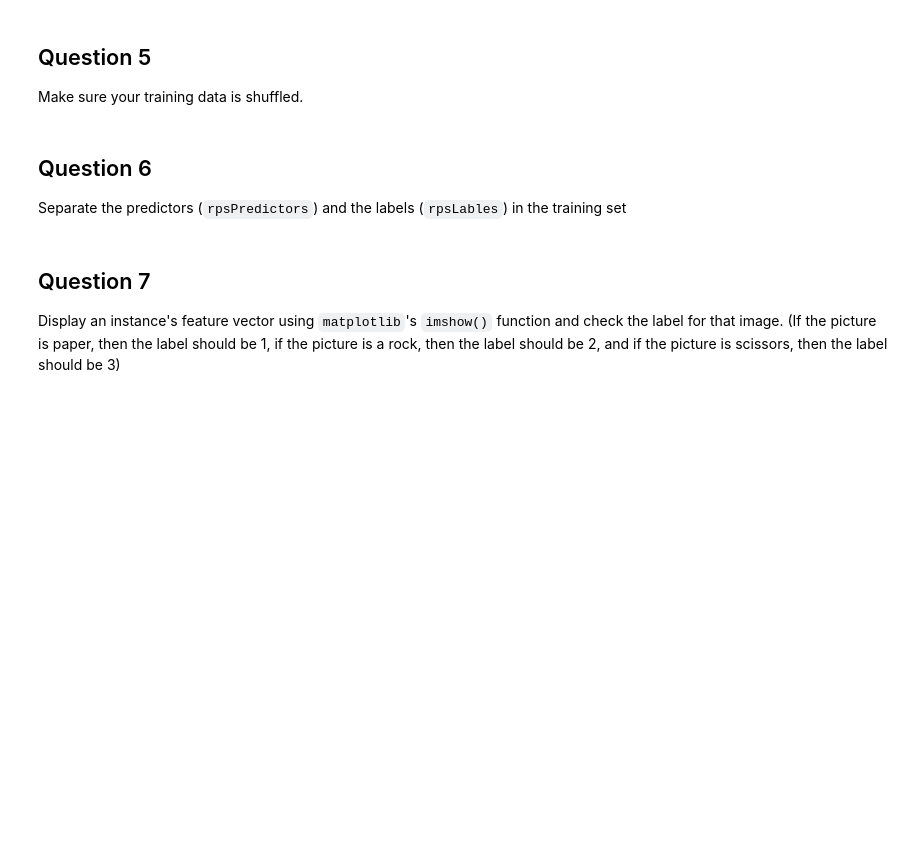
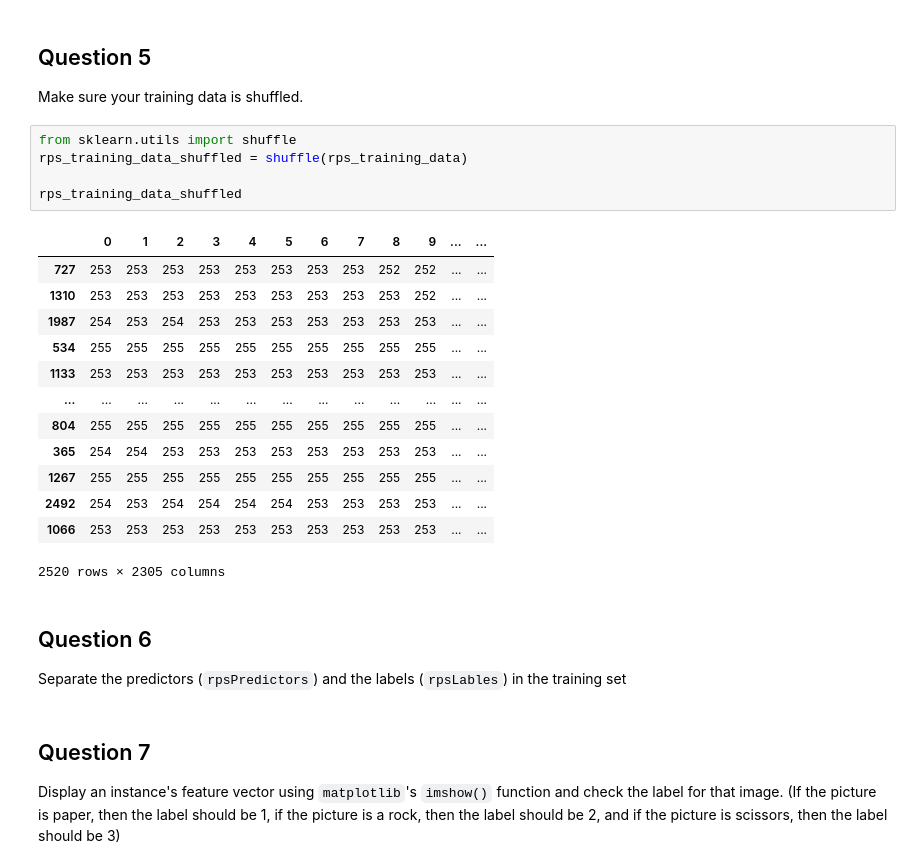
Before and after one commit to RochX/comp486-assignments, a Jupyter notebook: assignment3/assignment3.ipynb, the cells around one changed output. Saved outputs shown, nothing was run; the diff lists cells and outputs as text; blank space fills up the shorter version.

```diff
--- a/assignment3/assignment3.ipynb
+++ b/assignment3/assignment3.ipynb
@@ -111,6 +132,25 @@ Choose two methods to discover the data.
 # %% [markdown]
 ## Question 5
 Make sure your training data is shuffled.
+# %%
+from sklearn.utils import shuffle
+rps_training_data_shuffled = shuffle(rps_training_data)
+
+rps_training_data_shuffled
+# %% [output]
+|  | 0 | 1 | 2 | 3 | 4 | 5 | 6 | 7 | 8 | 9 | ... | ... |
+| 727 | 253 | 253 | 253 | 253 | 253 | 253 | 253 | 253 | 252 | 252 | ... | ... |
+| 1310 | 253 | 253 | 253 | 253 | 253 | 253 | 253 | 253 | 253 | 252 | ... | ... |
+| 1987 | 254 | 253 | 254 | 253 | 253 | 253 | 253 | 253 | 253 | 253 | ... | ... |
+| 534 | 255 | 255 | 255 | 255 | 255 | 255 | 255 | 255 | 255 | 255 | ... | ... |
+| 1133 | 253 | 253 | 253 | 253 | 253 | 253 | 253 | 253 | 253 | 253 | ... | ... |
+| ... | ... | ... | ... | ... | ... | ... | ... | ... | ... | ... | ... | ... |
+| 804 | 255 | 255 | 255 | 255 | 255 | 255 | 255 | 255 | 255 | 255 | ... | ... |
+| 365 | 254 | 254 | 253 | 253 | 253 | 253 | 253 | 253 | 253 | 253 | ... | ... |
+| 1267 | 255 | 255 | 255 | 255 | 255 | 255 | 255 | 255 | 255 | 255 | ... | ... |
+| 2492 | 254 | 253 | 254 | 254 | 254 | 254 | 253 | 253 | 253 | 253 | ... | ... |
+| 1066 | 253 | 253 | 253 | 253 | 253 | 253 | 253 | 253 | 253 | 253 | ... | ... |
+2520 rows × 2305 columns
 # %% [markdown]
 ## Question 6
 Separate the predictors (`rpsPredictors`) and the labels (`rpsLables`) in the training set
```
Also changed, not shown: parts of 3 cells of this notebook.
